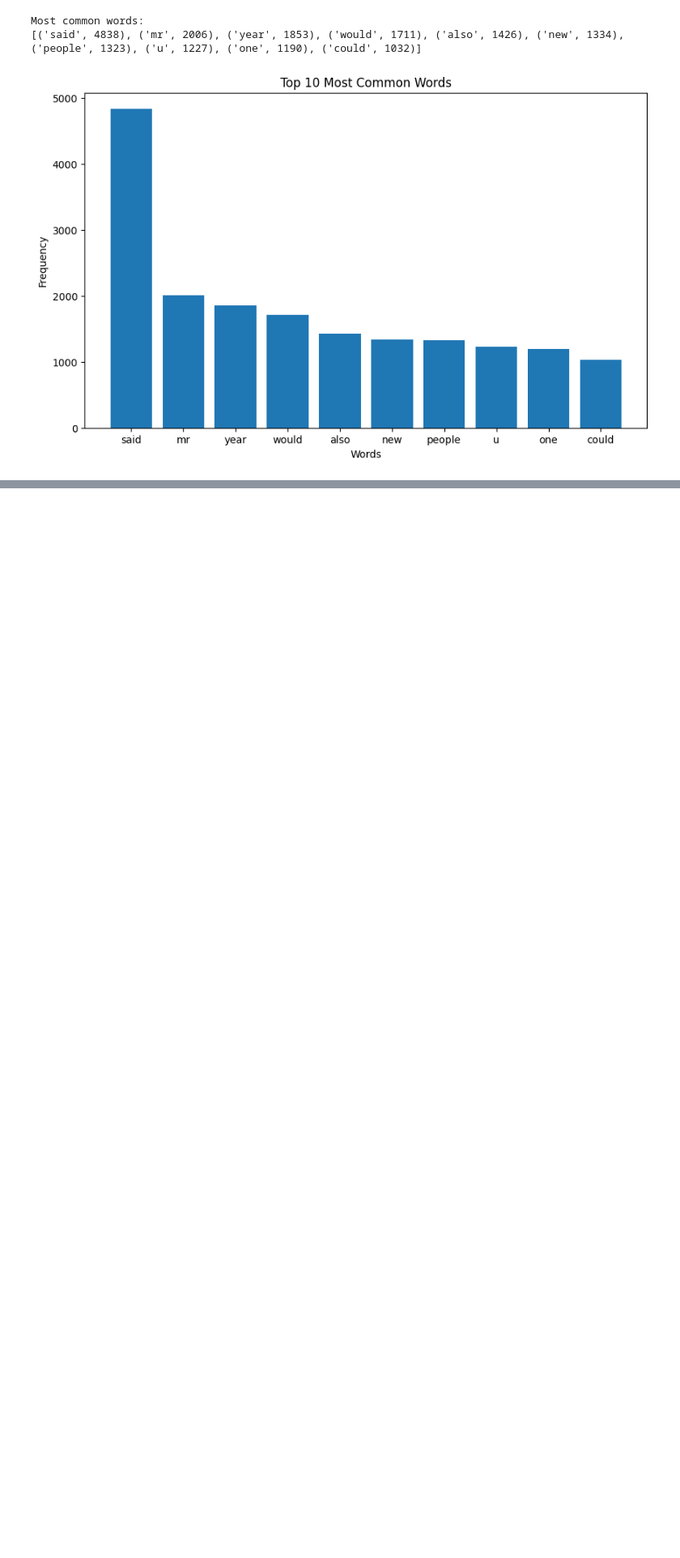
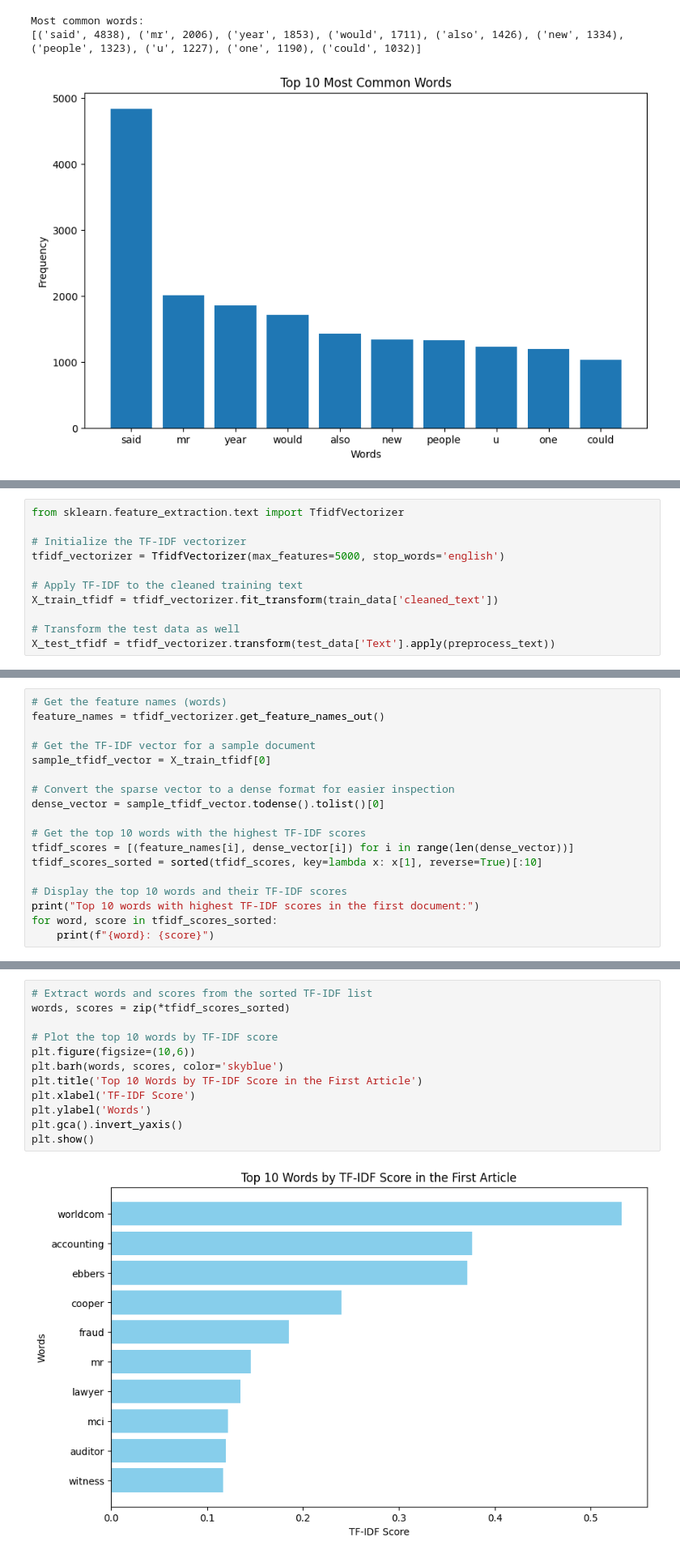
Before and after one commit to tomokiito/bbc-news-classification, a Jupyter notebook: report.ipynb, the cells around one changed output, grey strips where cells are left out. Shown: that part at 81% size. Drawn from its saved outputs; the diff is of its cells as text; blank space fills up the shorter version.

```diff
--- a/report.ipynb
+++ b/report.ipynb
@@ -325,0 +212,11 @@ Based on the model comparison, it is clear that supervised learning, specificall
+# %%
+from sklearn.feature_extraction.text import TfidfVectorizer
+
+# Initialize the TF-IDF vectorizer
+tfidf_vectorizer = TfidfVectorizer(max_features=5000, stop_words='english')
+
+# Apply TF-IDF to the cleaned training text
+X_train_tfidf = tfidf_vectorizer.fit_transform(train_data['cleaned_text'])
+
+# Transform the test data as well
+X_test_tfidf = tfidf_vectorizer.transform(test_data['Text'].apply(preprocess_text))
@@ -325,0 +227,18 @@ Based on the model comparison, it is clear that supervised learning, specificall
+# %%
+# Get the feature names (words)
+feature_names = tfidf_vectorizer.get_feature_names_out()
+
+# Get the TF-IDF vector for a sample document
+sample_tfidf_vector = X_train_tfidf[0]
+
+# Convert the sparse vector to a dense format for easier inspection
+dense_vector = sample_tfidf_vector.todense().tolist()[0]
+
+# Get the top 10 words with the highest TF-IDF scores
+tfidf_scores = [(feature_names[i], dense_vector[i]) for i in range(len(dense_vector))]
+tfidf_scores_sorted = sorted(tfidf_scores, key=lambda x: x[1], reverse=True)[:10]
+
+# Display the top 10 words and their TF-IDF scores
+print("Top 10 words with highest TF-IDF scores in the first document:")
+for word, score in tfidf_scores_sorted:
+    print(f"{word}: {score}")
@@ -325,0 +261,14 @@ Based on the model comparison, it is clear that supervised learning, specificall
+# %%
+# Extract words and scores from the sorted TF-IDF list
+words, scores = zip(*tfidf_scores_sorted)
+
+# Plot the top 10 words by TF-IDF score
+plt.figure(figsize=(10,6))
+plt.barh(words, scores, color='skyblue')
+plt.title('Top 10 Words by TF-IDF Score in the First Article')
+plt.xlabel('TF-IDF Score')
+plt.ylabel('Words')
+plt.gca().invert_yaxis()
+plt.show()
+# %% [output]
+[figure, added]
```
Also changed, not shown: parts of 45 cells of this notebook.
